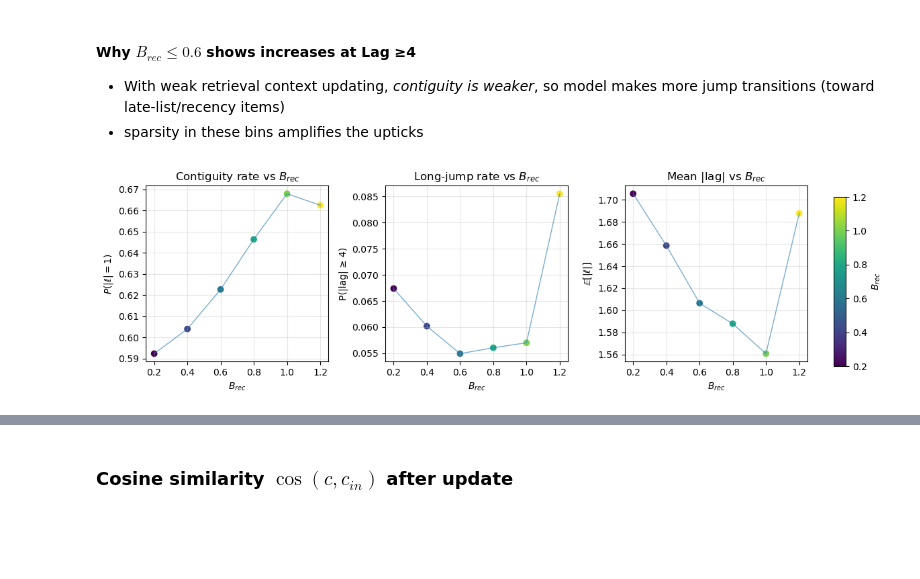
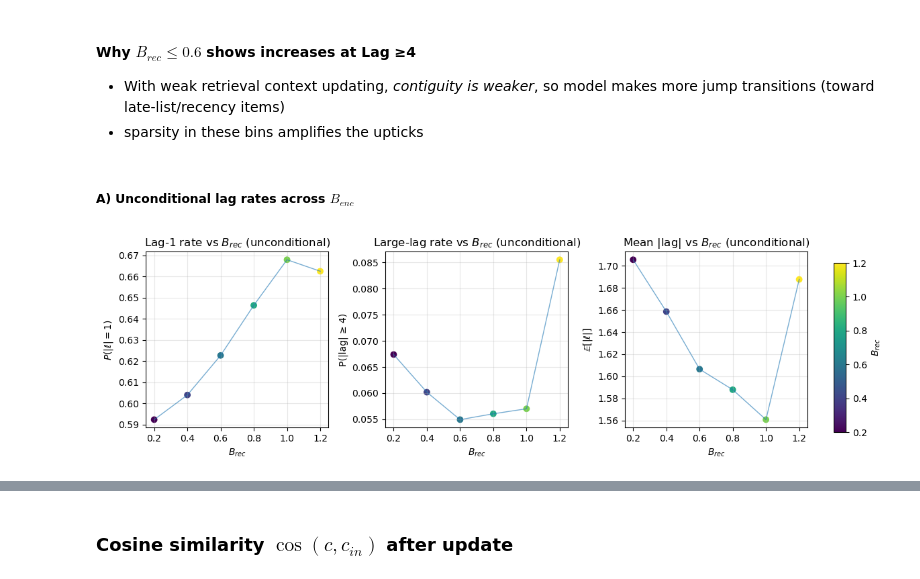
Before and after one commit to beaverjuly/PTSD_MemorySegmentation, a Jupyter notebook: external/CMR_SEM/CMR_MultiParameterSweep.ipynb, the cells around one changed output, grey strips where cells are left out. Drawn from its saved outputs; the diff is of its cells as text; code cells hidden in the pictures; blank space fills up the shorter version.

Commit message:
plot lag rates

```diff
--- a/external/CMR_SEM/CMR_MultiParameterSweep.ipynb
+++ b/external/CMR_SEM/CMR_MultiParameterSweep.ipynb
@@ -1482,56 +1677,12 @@ plot_lag_crp_diagnostics(sweep_B_rec, param_grid, param_name=r"$B_{rec}$")
 
 - With weak retrieval context updating, *contiguity is weaker*, so model makes more jump transitions (toward late-list/recency items)
 - sparsity in these bins amplifies the upticks
-# %%
-param_grid = np.asarray(B_rec_grid, dtype=float)
-colors, norm, cmap = make_sweep_colors(param_grid, cmap_name="viridis")
-jump_thresh = 4
-contig_list, jump_list, meanabs_list = [], [], []
-
-for B in param_grid:
-    rs = sweep_B_rec[B]["recall_sims"]
-    contig, jump, meanabs = contiguity_stats(rs, jump_thresh=4)
-    contig_list.append(contig)
-    jump_list.append(jump)
-    meanabs_list.append(meanabs)
-
-contig_list = np.asarray(contig_list, dtype=float)
-jump_list   = np.asarray(jump_list, dtype=float)
-meanabs_list= np.asarray(meanabs_list, dtype=float)
-
-fig, axs = plt.subplots(1, 3, figsize=(12, 3.6), sharex=True)
-
-# helper: line + colored points
-def line_with_colored_points(ax, x, y, colors):
-    ax.plot(x, y, linewidth=1.0, alpha=0.6)          # neutral connecting line
-    ax.scatter(x, y, c=colors, s=50, edgecolor="none")
-
-line_with_colored_points(axs[0], param_grid, contig_list, colors)
-axs[0].set_title(r"Contiguity rate vs $B_{rec}$")
-axs[0].set_ylabel(r"$P(|\ell|=1)$")
-axs[0].grid(alpha=0.3)
-
-line_with_colored_points(axs[1], param_grid, jump_list, colors)
-axs[1].set_title(r"Long-jump rate vs $B_{rec}$")
-axs[1].set_ylabel(f"P(|lag| ≥ {jump_thresh})")
-axs[1].grid(alpha=0.3)
-
-line_with_colored_points(axs[2], param_grid, meanabs_list, colors)
-axs[2].set_title(r"Mean |lag| vs $B_{rec}$")
-axs[2].set_ylabel(r"$\mathbb{E}[|\ell|]$")
-axs[2].grid(alpha=0.3)
-
-for ax in axs:
-    ax.set_xlabel(r"$B_{rec}$")
-
-# shared colorbar
-sm = mpl.cm.ScalarMappable(norm=norm, cmap=cmap)
-sm.set_array([])
-cax = fig.add_axes([0.92, 0.15, 0.015, 0.7])
-cbar = fig.colorbar(sm, cax=cax)
-cbar.set_label(r"$B_{rec}$")
-
-plt.tight_layout(rect=[0, 0, 0.9, 1])
-plt.show()
-# %% [output]
-[figure, removed]
+# %% [markdown]
+##### A) Unconditional lag rates across $B_{enc}$
+# %%
+plot_lagOne_largeLag_rates(
+    sweep_B_rec, B_rec_grid, param_label=r"$B_{rec}$",
+    N=N, large_lag_thresh=4, conditional=False
+)
+# %% [output]
+[figure, added]
```
Also changed, not shown: parts of 19 cells of this notebook.
